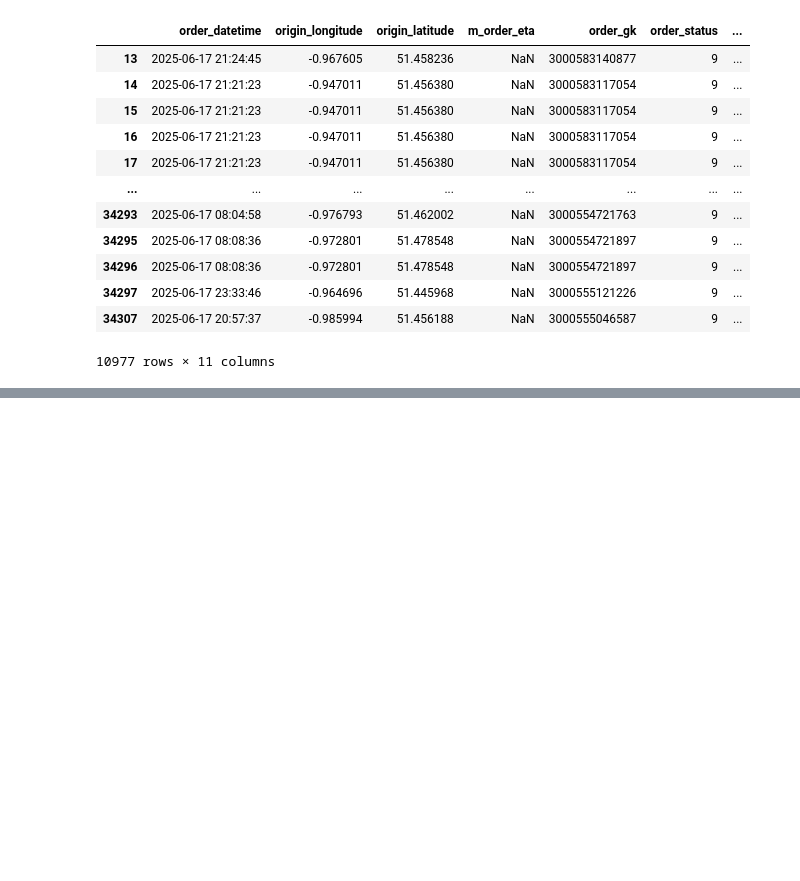
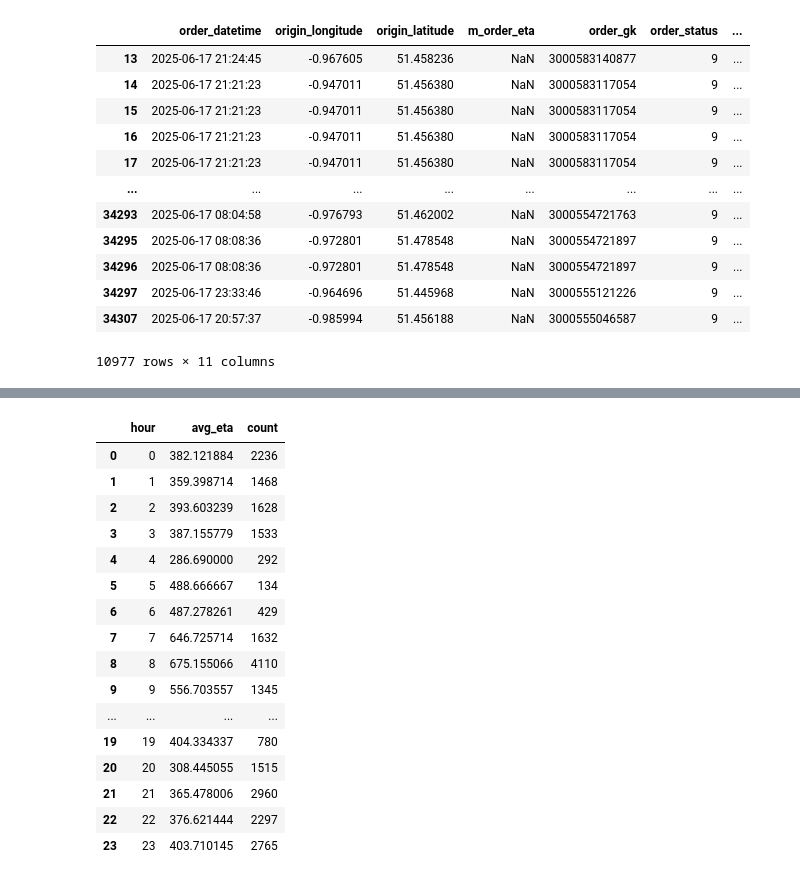
Before and after one commit to byshadowoz/Failed_orders_insights, a Jupyter notebook: EDA/EDA.ipynb, the cells around one changed output, grey strips where cells are left out. Saved outputs shown, nothing was run; the diff lists cells and outputs as text; code cells hidden in the pictures; blank space fills up the shorter version.

```diff
--- a/EDA/EDA.ipynb
+++ b/EDA/EDA.ipynb
@@ -153,0 +174,25 @@ fig.show()
+# %%
+df_grouped = df.groupby(['hour']).agg(
+    avg_eta=('m_order_eta', 'mean'),
+    count=('order_gk', 'count')
+).reset_index()
+# %%
+df_grouped
+# %% [output]
+|  | hour | avg_eta | count |
+| 0 | 0 | 382.121884 | 2236 |
+| 1 | 1 | 359.398714 | 1468 |
+| 2 | 2 | 393.603239 | 1628 |
+| 3 | 3 | 387.155779 | 1533 |
+| 4 | 4 | 286.690000 | 292 |
+| 5 | 5 | 488.666667 | 134 |
+| 6 | 6 | 487.278261 | 429 |
+| 7 | 7 | 646.725714 | 1632 |
+| 8 | 8 | 675.155066 | 4110 |
+| 9 | 9 | 556.703557 | 1345 |
+| ... | ... | ... | ... |
+| 19 | 19 | 404.334337 | 780 |
+| 20 | 20 | 308.445055 | 1515 |
+| 21 | 21 | 365.478006 | 2960 |
+| 22 | 22 | 376.621444 | 2297 |
+| 23 | 23 | 403.710145 | 2765 |
```
Also changed, not shown: parts of 4 cells of this notebook.
